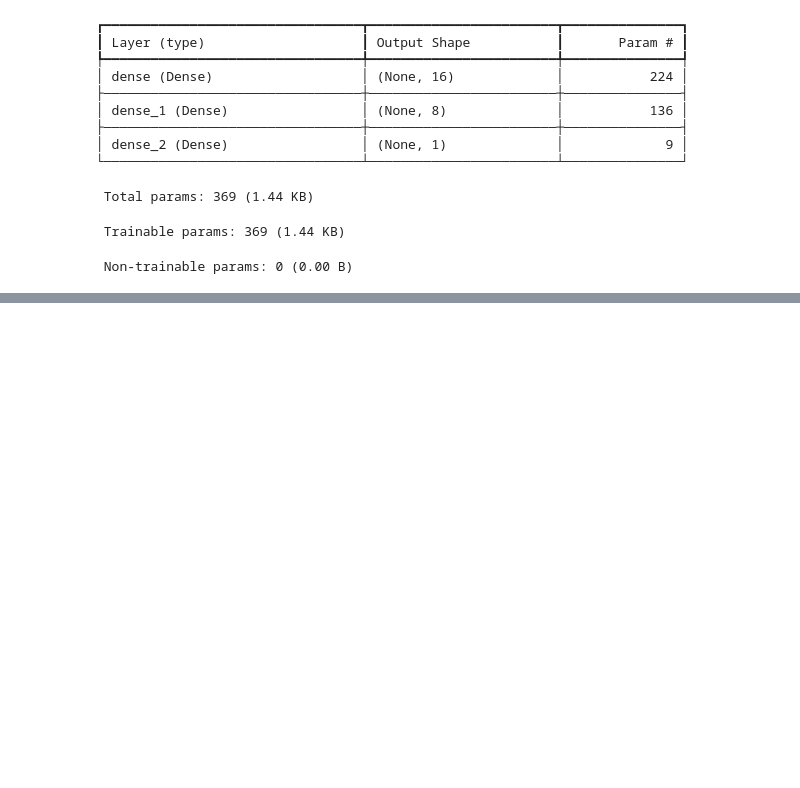
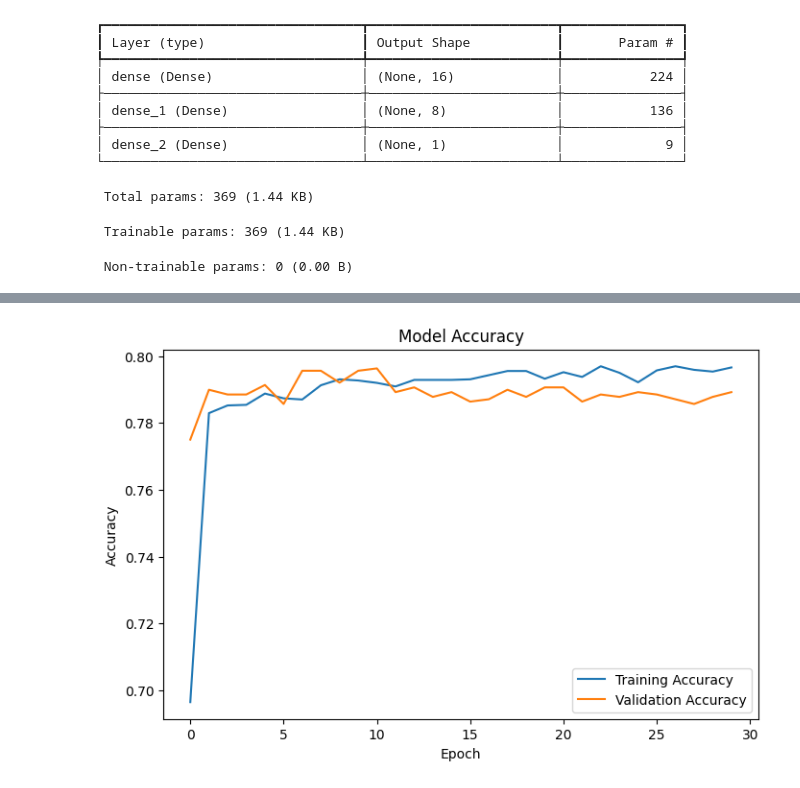
Before and after one commit to savanidarshak0493/Telecom_Customer_Churn_G6, a Jupyter notebook: Predictive_Modeling/01_ann_churn_prediction.ipynb, the cells around one changed output, grey strips where cells are left out. Drawn from its saved outputs; the diff is of its cells as text; code cells hidden in the pictures; blank space fills up the shorter version.

Commit message:
SCRUM-76 add ANN evaluation graphs

```diff
--- a/Predictive_Modeling/01_ann_churn_prediction.ipynb
+++ b/Predictive_Modeling/01_ann_churn_prediction.ipynb
@@ -21,0 +40,11 @@ Testing shape: (1409, 13)
+# %%
+import pandas as pd
+
+X_train = pd.read_csv("../Data_Preparation/processed_data/X_train.csv")
+X_test = pd.read_csv("../Data_Preparation/processed_data/X_test.csv")
+
+y_train = pd.read_csv("../Data_Preparation/processed_data/y_train.csv")
+y_test = pd.read_csv("../Data_Preparation/processed_data/y_test.csv")
+
+print("Train shape:", X_train.shape)
+print("Test shape:", X_test.shape)
@@ -22,12 +54,12 @@ Testing shape: (1409, 13)
 # %%
 model = Sequential()
 
-model.add(Dense(16, input_dim=X_train.shape[1], activation='relu'))
+model.add(Dense(16, activation='relu', input_dim=X_train.shape[1]))
 model.add(Dense(8, activation='relu'))
 model.add(Dense(1, activation='sigmoid'))
 
 model.compile(
-    optimizer=Adam(learning_rate=0.001),
+    optimizer=Adam(),
     loss='binary_crossentropy',
     metrics=['accuracy']
 )
@@ -47,17 +79,3 @@ Model: "sequential"
  Total params: 369 (1.44 KB)
  Trainable params: 369 (1.44 KB)
  Non-trainable params: 0 (0.00 B)
-# %%
-model = Sequential()
-
-model.add(Dense(16, input_dim=X_train.shape[1], activation='relu'))
-model.add(Dense(8, activation='relu'))
-model.add(Dense(1, activation='sigmoid'))
-
-model.compile(
-    optimizer=Adam(learning_rate=0.001),
-    loss='binary_crossentropy',
-    metrics=['accuracy']
-)
-
-model.summary()
@@ -81,7 +85,7 @@ history = model.fit(
     y_train,
     epochs=30,
     batch_size=32,
-    validation_split=0.2
+    validation_data=(X_test, y_test)
 )
 # %% [output]
 Epoch 1/30
@@ -136,0 +108,14 @@ WARNING:absl:You are saving your model as an HDF5 file via `model.save()` or `ke
+# %%
+plt.figure(figsize=(8,5))
+
+plt.plot(history.history['accuracy'], label='Training Accuracy')
+plt.plot(history.history['val_accuracy'], label='Validation Accuracy')
+
+plt.title("Model Accuracy")
+plt.xlabel("Epoch")
+plt.ylabel("Accuracy")
+plt.legend()
+
+plt.show()
+# %% [output]
+[figure, added]
```
Also changed, not shown: parts of 16 cells of this notebook.
